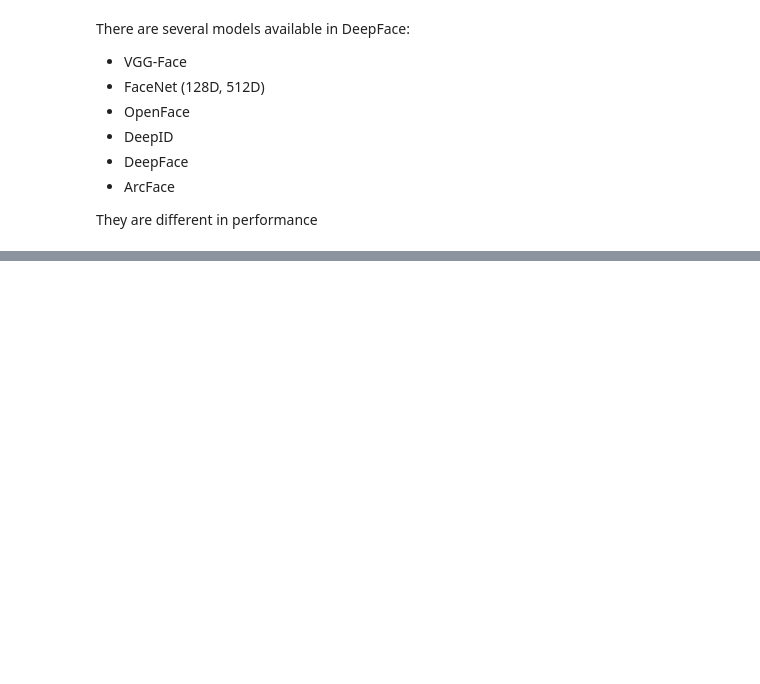
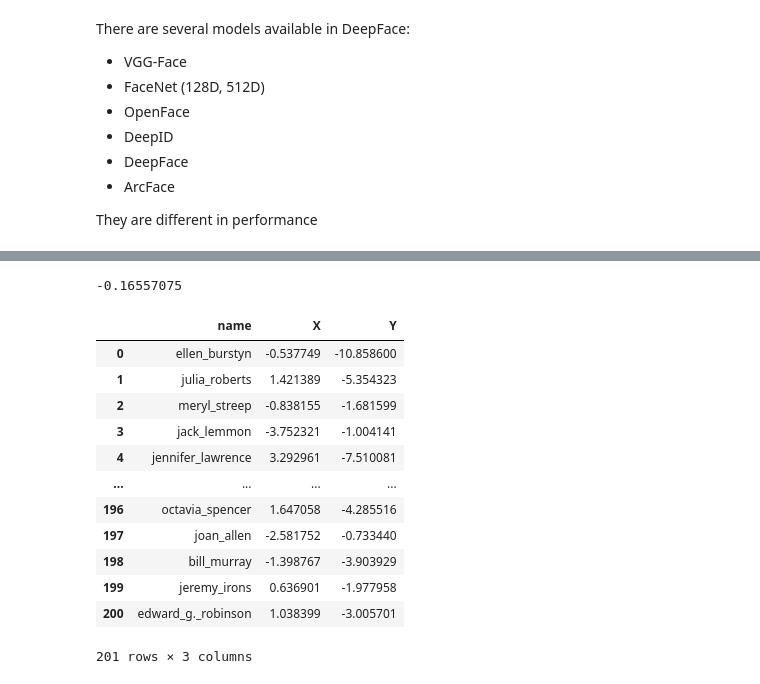
Before and after one commit to stan-kondratev/celebrities-identification-quest, a Jupyter notebook: notebooks/model_with_scoring.ipynb, the cells around one changed output, grey strips where cells are left out. Cells and saved outputs as stored; diff of their text form; code cells hidden in the pictures; blank space fills up the shorter version.

```diff
--- a/notebooks/model_with_scoring.ipynb
+++ b/notebooks/model_with_scoring.ipynb
@@ -147,0 +128,40 @@ fig.show()
+# %%
+#Try to apply it to your embedding dataset and let me know
+import numpy as np
+import matplotlib.pyplot as plt
+from sklearn.manifold import TSNE
+
+# Calculate t-SNE embedding
+tsne = TSNE(n_components=2, random_state=42)
+XY_tsne = tsne.fit_transform(deepface_vectors)
+XY_tsne
+# %%
+# select the vector by your choice
+desired_vector = XY_tsne[0]
+desired_vector[0]
+# %% [output]
+-0.16557075
+# %%
+# Center the t-SNE space on the desired vector
+XY_tsne_centered = XY_tsne - np.mean(XY_tsne, axis=0) + desired_vector
+
+new_desired_vector = XY_tsne_centered[0]
+
+plotting_df = pd.concat([deepface_df['name'], pd.DataFrame(XY_tsne_centered)], axis=1)
+plotting_df.columns = ["name", "X","Y"]
+# %%
+plotting_df
+# %% [output]
+|  | name | X | Y |
+| 0 | ellen_burstyn | -0.537749 | -10.858600 |
+| 1 | julia_roberts | 1.421389 | -5.354323 |
+| 2 | meryl_streep | -0.838155 | -1.681599 |
+| 3 | jack_lemmon | -3.752321 | -1.004141 |
+| 4 | jennifer_lawrence | 3.292961 | -7.510081 |
+| ... | ... | ... | ... |
+| 196 | octavia_spencer | 1.647058 | -4.285516 |
+| 197 | joan_allen | -2.581752 | -0.733440 |
+| 198 | bill_murray | -1.398767 | -3.903929 |
+| 199 | jeremy_irons | 0.636901 | -1.977958 |
+| 200 | edward_g._robinson | 1.038399 | -3.005701 |
+201 rows × 3 columns
```
Also changed, not shown: parts of 10 cells of this notebook, 5 other files.
